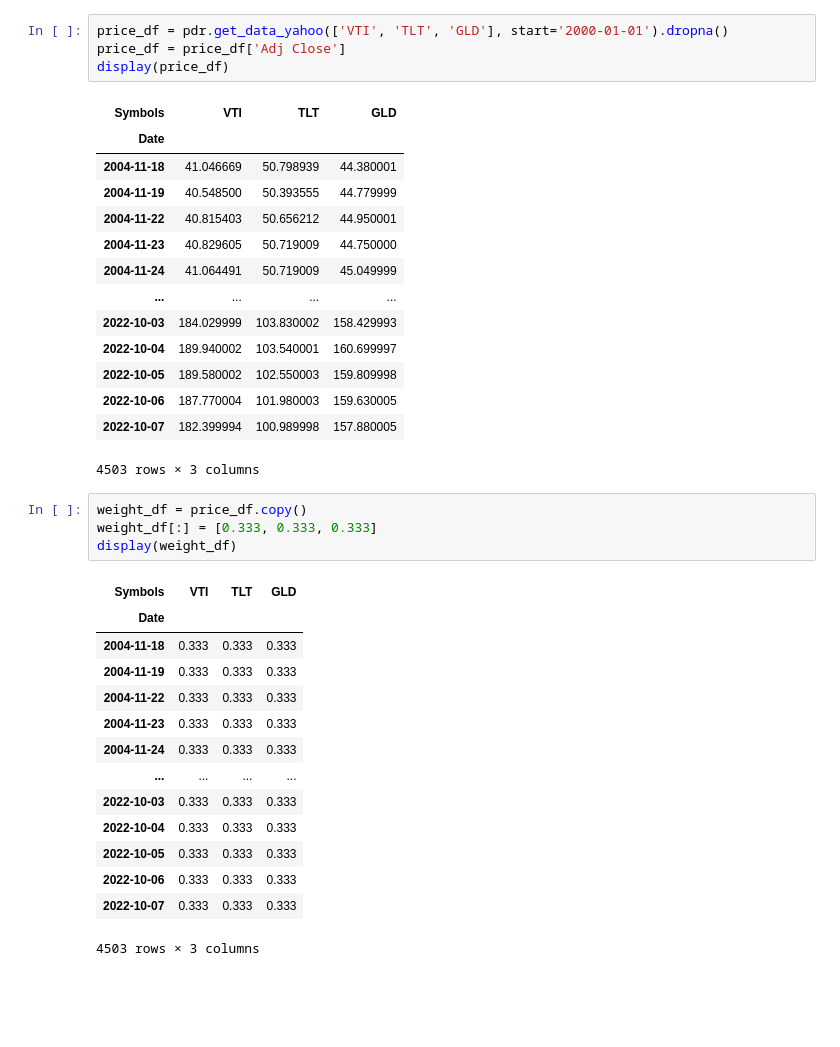
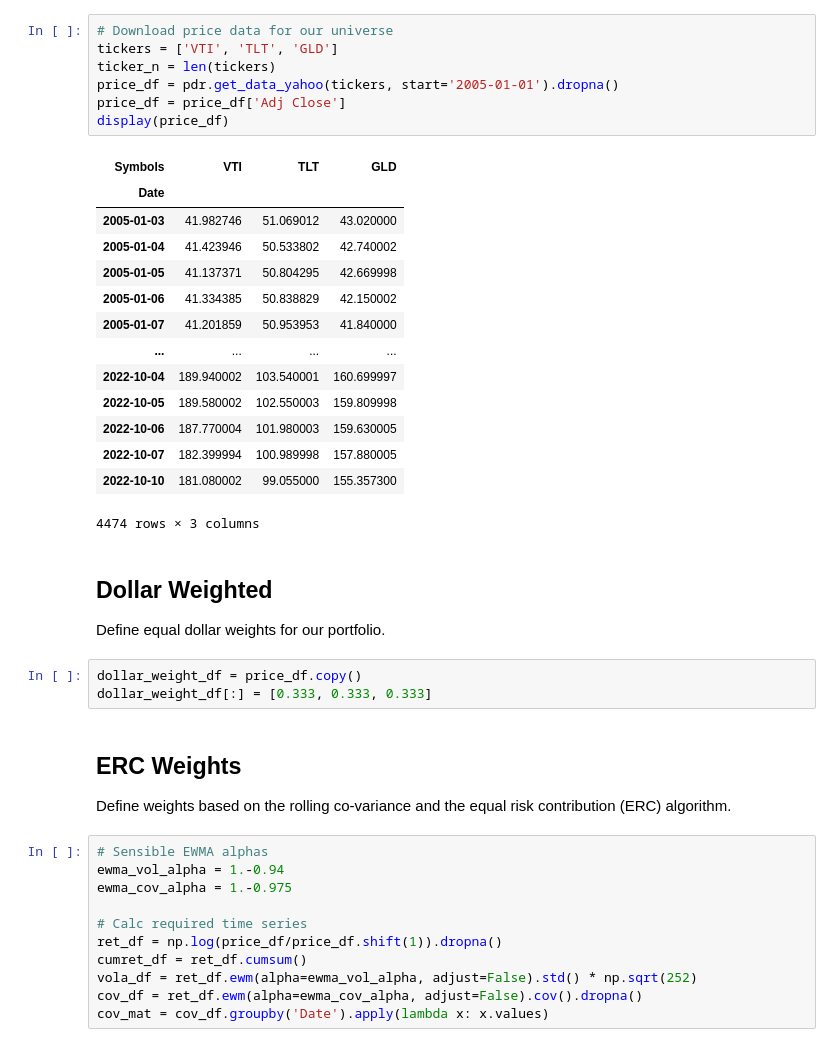
Before and after one commit to breaded-xyz/alphasim, a Jupyter notebook: vignettes/riskpremia.ipynb, the cells around one changed output. Cells and saved outputs as stored; diff of their text form; blank space fills up the shorter version.

```diff
--- a/vignettes/riskpremia.ipynb
+++ b/vignettes/riskpremia.ipynb
@@ -36,38 +40,44 @@ from alphasim.stats import calc_stats, calc_log_returns, calc_rolling_ann_vola
 # %%
-price_df = pdr.get_data_yahoo(['VTI', 'TLT', 'GLD'], start='2000-01-01').dropna()
+# Download price data for our universe
+tickers = ['VTI', 'TLT', 'GLD']
+ticker_n = len(tickers)
+price_df = pdr.get_data_yahoo(tickers, start='2005-01-01').dropna()
 price_df = price_df['Adj Close']
 display(price_df)
 # %% [output]
 | Symbols | VTI | TLT | GLD |
 | Date |  |  |  |
-| 2004-11-18 | 41.046669 | 50.798939 | 44.380001 |
-| 2004-11-19 | 40.548500 | 50.393555 | 44.779999 |
-| 2004-11-22 | 40.815403 | 50.656212 | 44.950001 |
-| 2004-11-23 | 40.829605 | 50.719009 | 44.750000 |
-| 2004-11-24 | 41.064491 | 50.719009 | 45.049999 |
+| 2005-01-03 | 41.982746 | 51.069012 | 43.020000 |
+| 2005-01-04 | 41.423946 | 50.533802 | 42.740002 |
+| 2005-01-05 | 41.137371 | 50.804295 | 42.669998 |
+| 2005-01-06 | 41.334385 | 50.838829 | 42.150002 |
+| 2005-01-07 | 41.201859 | 50.953953 | 41.840000 |
 | ... | ... | ... | ... |
-| 2022-10-03 | 184.029999 | 103.830002 | 158.429993 |
 | 2022-10-04 | 189.940002 | 103.540001 | 160.699997 |
 | 2022-10-05 | 189.580002 | 102.550003 | 159.809998 |
 | 2022-10-06 | 187.770004 | 101.980003 | 159.630005 |
 | 2022-10-07 | 182.399994 | 100.989998 | 157.880005 |
+| 2022-10-10 | 181.080002 | 99.055000 | 155.357300 |
-4503 rows × 3 columns
+4474 rows × 3 columns
+# %% [markdown]
+## Dollar Weighted
+
+Define equal dollar weights for our portfolio.
 # %%
-weight_df = price_df.copy()
-weight_df[:] = [0.333, 0.333, 0.333]
-display(weight_df)
+dollar_weight_df = price_df.copy()
+dollar_weight_df[:] = [0.333, 0.333, 0.333]
-# %% [output]
-| Symbols | VTI | TLT | GLD |
-| Date |  |  |  |
-| 2004-11-18 | 0.333 | 0.333 | 0.333 |
-| 2004-11-19 | 0.333 | 0.333 | 0.333 |
-| 2004-11-22 | 0.333 | 0.333 | 0.333 |
-| 2004-11-23 | 0.333 | 0.333 | 0.333 |
-| 2004-11-24 | 0.333 | 0.333 | 0.333 |
-| ... | ... | ... | ... |
-| 2022-10-03 | 0.333 | 0.333 | 0.333 |
-| 2022-10-04 | 0.333 | 0.333 | 0.333 |
-| 2022-10-05 | 0.333 | 0.333 | 0.333 |
-| 2022-10-06 | 0.333 | 0.333 | 0.333 |
-| 2022-10-07 | 0.333 | 0.333 | 0.333 |
-4503 rows × 3 columns
+# %% [markdown]
+## ERC Weights
+
+Define weights based on the rolling co-variance and the equal risk contribution (ERC) algorithm.
+# %%
+# Sensible EWMA alphas
+ewma_vol_alpha = 1.-0.94
+ewma_cov_alpha = 1.-0.975
+
+# Calc required time series
+ret_df = np.log(price_df/price_df.shift(1)).dropna()
+cumret_df = ret_df.cumsum()
+vola_df = ret_df.ewm(alpha=ewma_vol_alpha, adjust=False).std() * np.sqrt(252)
+cov_df = ret_df.ewm(alpha=ewma_cov_alpha, adjust=False).cov().dropna()
+cov_mat = cov_df.groupby('Date').apply(lambda x: x.values)
```
Also changed, not shown: parts of 16 cells of this notebook, 2 other files.
